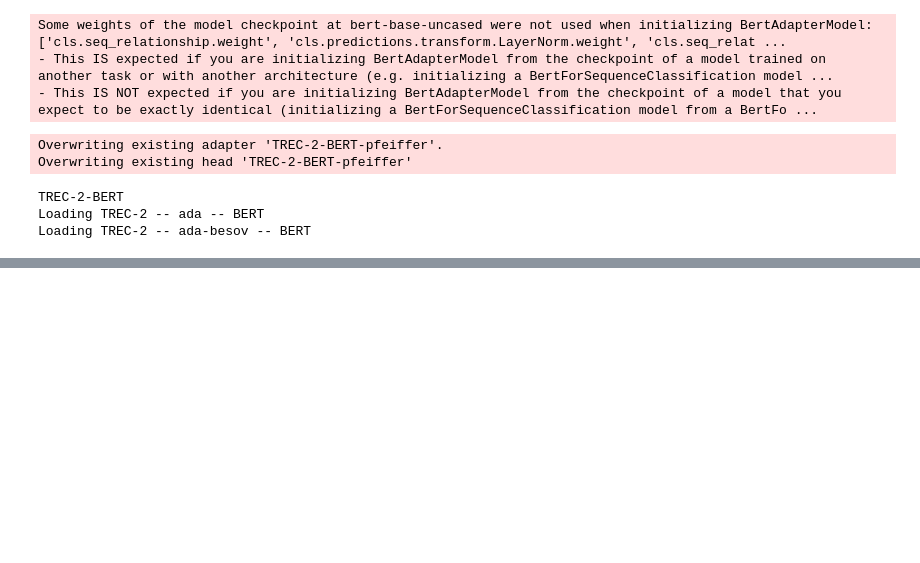
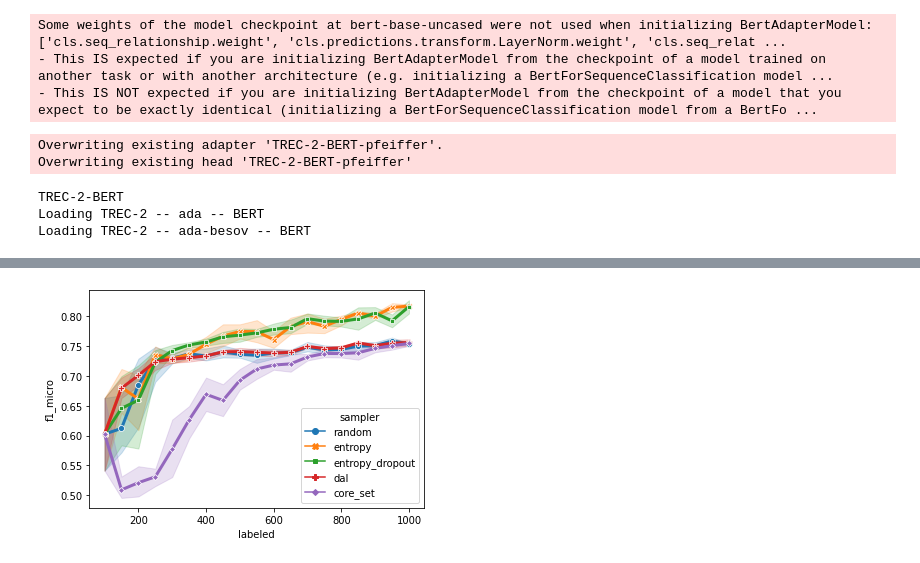
Before and after one commit to josipjukic/adapter-al, a Jupyter notebook: tinkering.ipynb, the cells around one changed output, grey strips where cells are left out. Drawn from its saved outputs; the diff is of its cells as text; code cells hidden in the pictures; blank space fills up the shorter version.

```diff
--- a/tinkering.ipynb
+++ b/tinkering.ipynb
@@ -153,0 +125,16 @@ g.set_xlim(100, 1000)
+# %%
+g = sns.lineplot(
+data=df_tr[df_tr.index.get_level_values("mode") == "ada-besov"],
+    x="labeled",
+    y="f1_micro",
+    hue="sampler",
+    style="sampler",
+    markers=True,
+    dashes=False,
+    ci=95,
+    linewidth=3,
+)
+# g.set_ylim(0.82, 0.92)
+# g.set_xlim(500, 1000)
+# %% [output]
+[figure, added]
```
Also changed, not shown: parts of 5 cells of this notebook, 3 other files.
